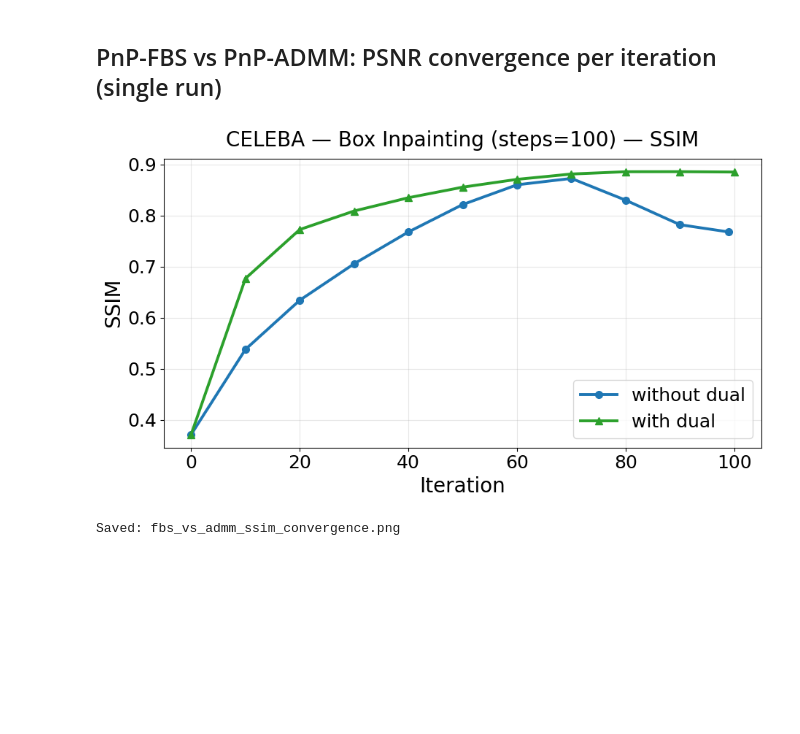
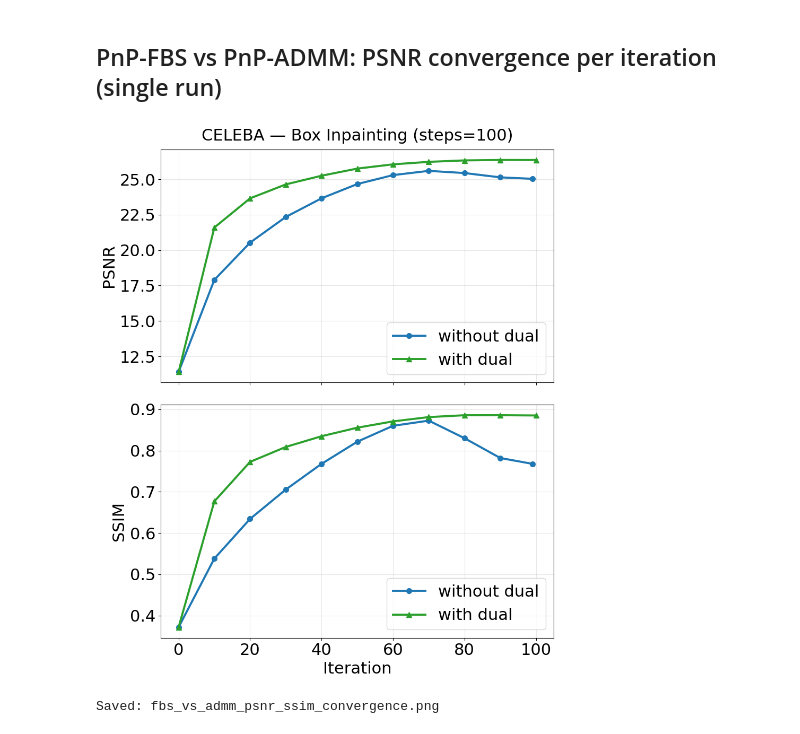
Before and after one commit to dibyanshu100/PnP_ConsensusFlow, a Jupyter notebook: graphs.ipynb, the cells around one changed output. Saved outputs shown, nothing was run; the diff lists cells and outputs as text; code cells hidden in the pictures; blank space fills up the shorter version.

Commit message:
lpips/psnr plots

```diff
--- a/graphs.ipynb
+++ b/graphs.ipynb
@@ -249,26 +246,27 @@ Saved: fbs_vs_admm_psnr_vs_steps.png
 # %%
 RUNS = [
     {
         "title": "CELEBA — Box Inpainting (steps=100)",
         "fbs_dir": Path(
             "results_dual_analysis/celeba/ot/inpainting/pnp_flow_fbs/test/"
             "steps_pnp=100/lr_pnp=1.0/gamma_style=alpha_1_minus_t/"
             "num_samples=5/alpha=0.5/adaptive_noise=True"
         ),
         "admm_dir": Path(
             "results_dual_analysis/celeba/ot/inpainting/pnp_flow_admm/test/"
             "steps_pnp=100/rho_admm=50/max_cgiter=10/cg_tol=1e-05/"
             "save_norms_admm=False/adaptive_noise=True/deterministic_noise=False/"
             "t_schedule_gamma=1.0/admm_gd_steps=10/beta_rho=2.5/"
             "early_stopping=False/num_denoiser_calls=5"
         ),
     },
 ]
 
 gu.plot_fbs_vs_admm_psnr_convergence(
     runs=RUNS,
     metric="ssim",
+    metrics = ["psnr","ssim"]
 )
 # %% [output]
-[figure, old version]
+[figure, new version]
-Saved: fbs_vs_admm_ssim_convergence.png
+Saved: fbs_vs_admm_psnr_ssim_convergence.png
```
Also changed, not shown: parts of 1 cell of this notebook, 1 other file.
